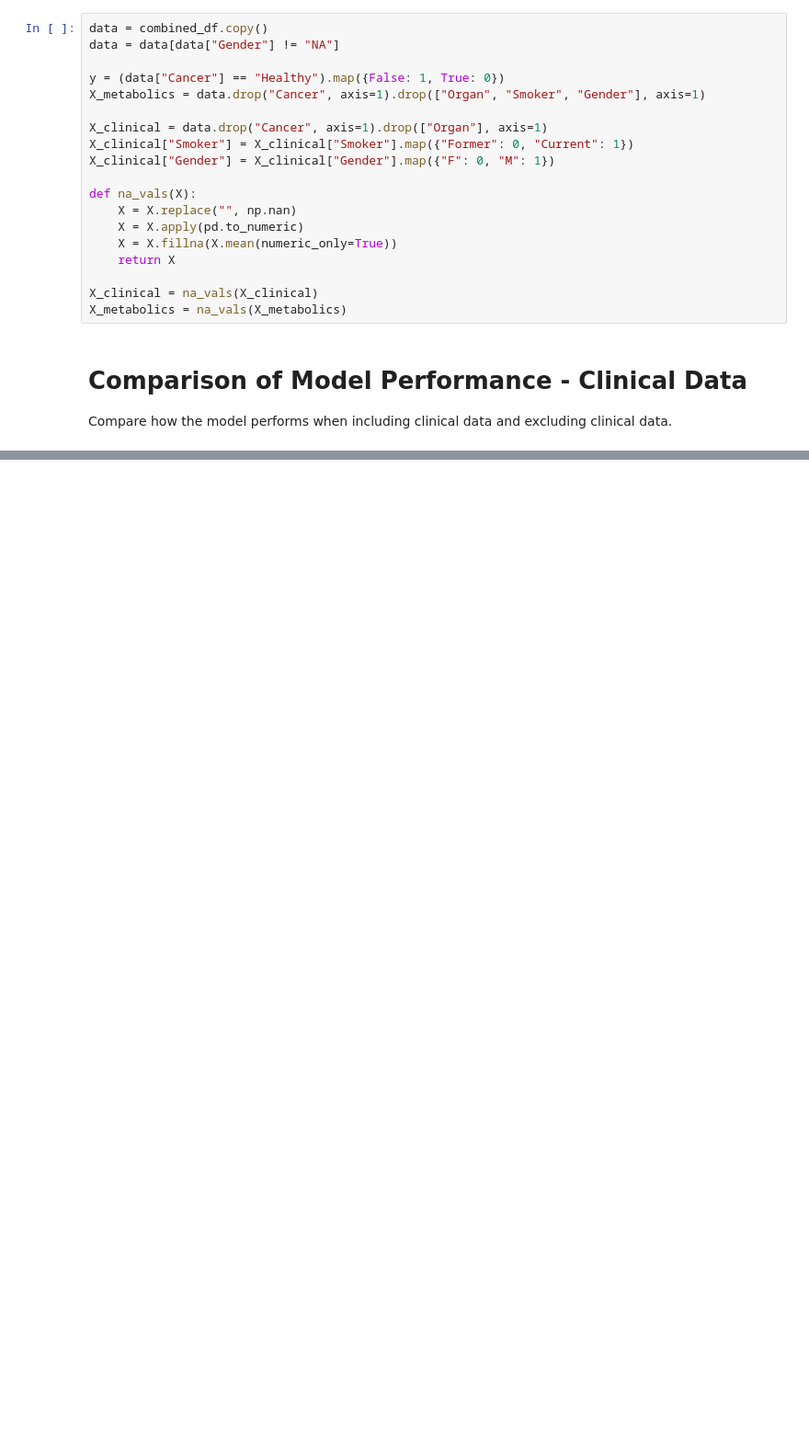
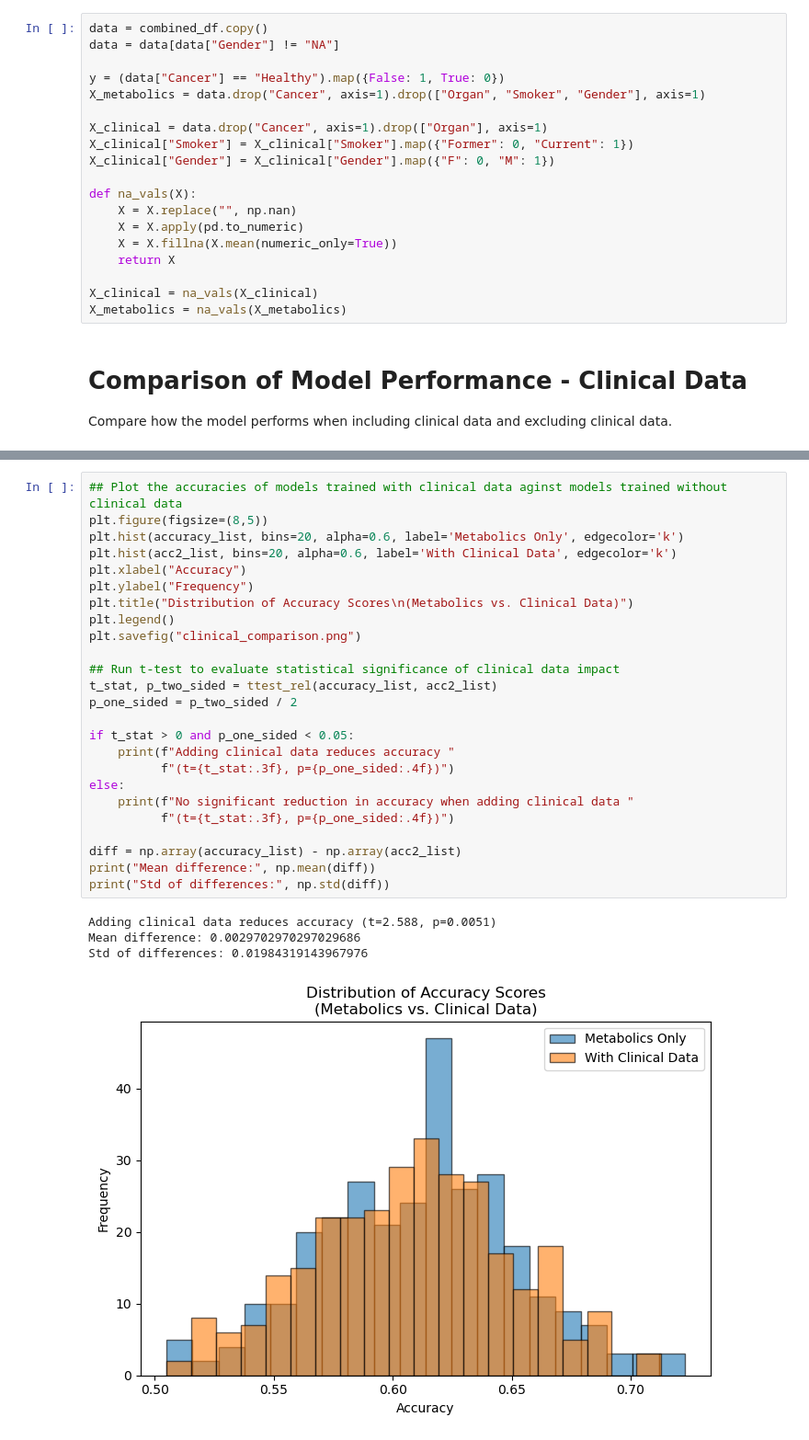
Before and after one commit to npgilman/lung_cancer_metabolomics, a Jupyter notebook: metabolomics.ipynb, the cells around one changed output, grey strips where cells are left out. Shown at 92% size. Cells and saved outputs as stored; diff of their text form; blank space fills up the shorter version.

```diff
--- a/metabolomics.ipynb
+++ b/metabolomics.ipynb
@@ -175,2 +151,32 @@ No significant difference between data with and without clinical features (t=-6.
+# %%
+## Plot the accuracies of models trained with clinical data aginst models trained without clinical data
+plt.figure(figsize=(8,5))
+plt.hist(accuracy_list, bins=20, alpha=0.6, label='Metabolics Only', edgecolor='k')
+plt.hist(acc2_list, bins=20, alpha=0.6, label='With Clinical Data', edgecolor='k')
+plt.xlabel("Accuracy")
+plt.ylabel("Frequency")
+plt.title("Distribution of Accuracy Scores\n(Metabolics vs. Clinical Data)")
+plt.legend()
+plt.savefig("clinical_comparison.png")
+
+## Run t-test to evaluate statistical significance of clinical data impact
+t_stat, p_two_sided = ttest_rel(accuracy_list, acc2_list)
+p_one_sided = p_two_sided / 2
+
+if t_stat > 0 and p_one_sided < 0.05:
+    print(f"Adding clinical data reduces accuracy "
+          f"(t={t_stat:.3f}, p={p_one_sided:.4f})")
+else:
+    print(f"No significant reduction in accuracy when adding clinical data "
+          f"(t={t_stat:.3f}, p={p_one_sided:.4f})")
+
+diff = np.array(accuracy_list) - np.array(acc2_list)
+print("Mean difference:", np.mean(diff))
+print("Std of differences:", np.std(diff))
+# %% [output]
+Adding clinical data reduces accuracy (t=2.588, p=0.0051)
+Mean difference: 0.0029702970297029686
+Std of differences: 0.01984319143967976
+[figure, added]
 # %% [markdown]
 # Comparison of Model Performance - Metabolics
```
Also changed, not shown: parts of 12 cells of this notebook, 8 other files.
